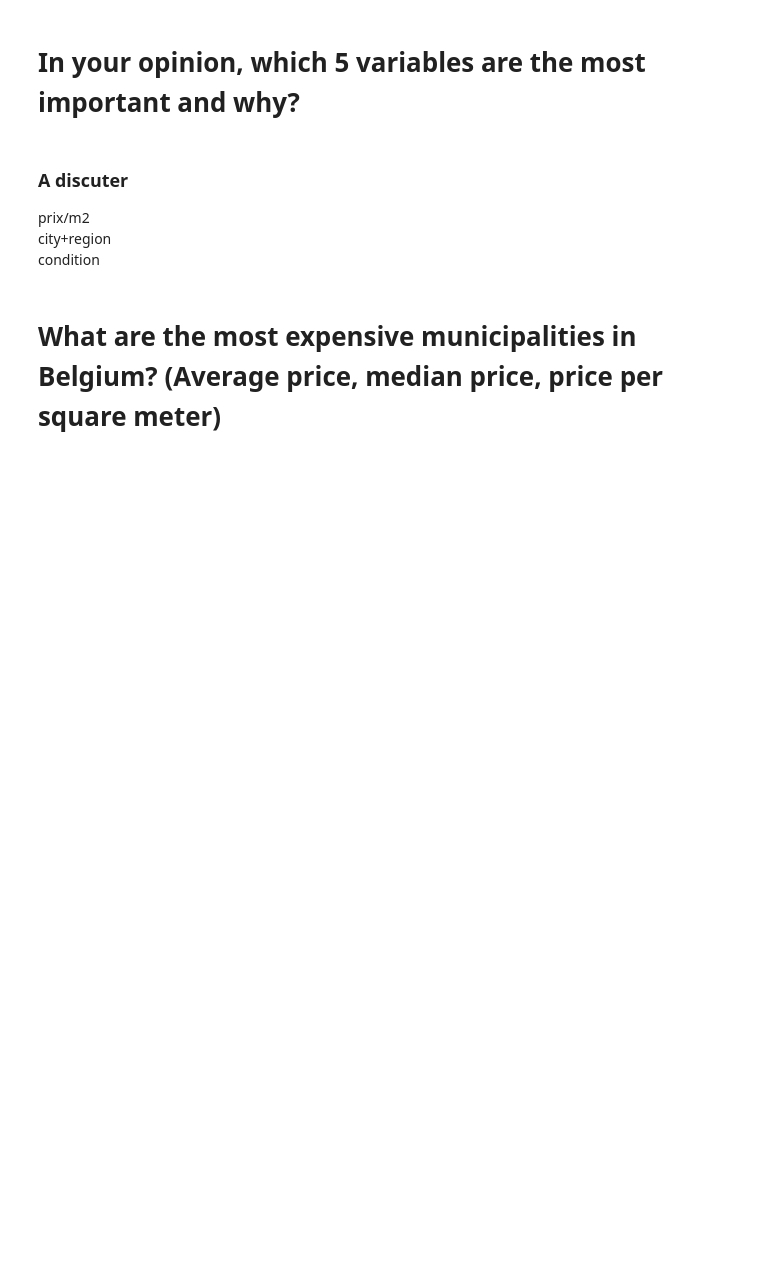
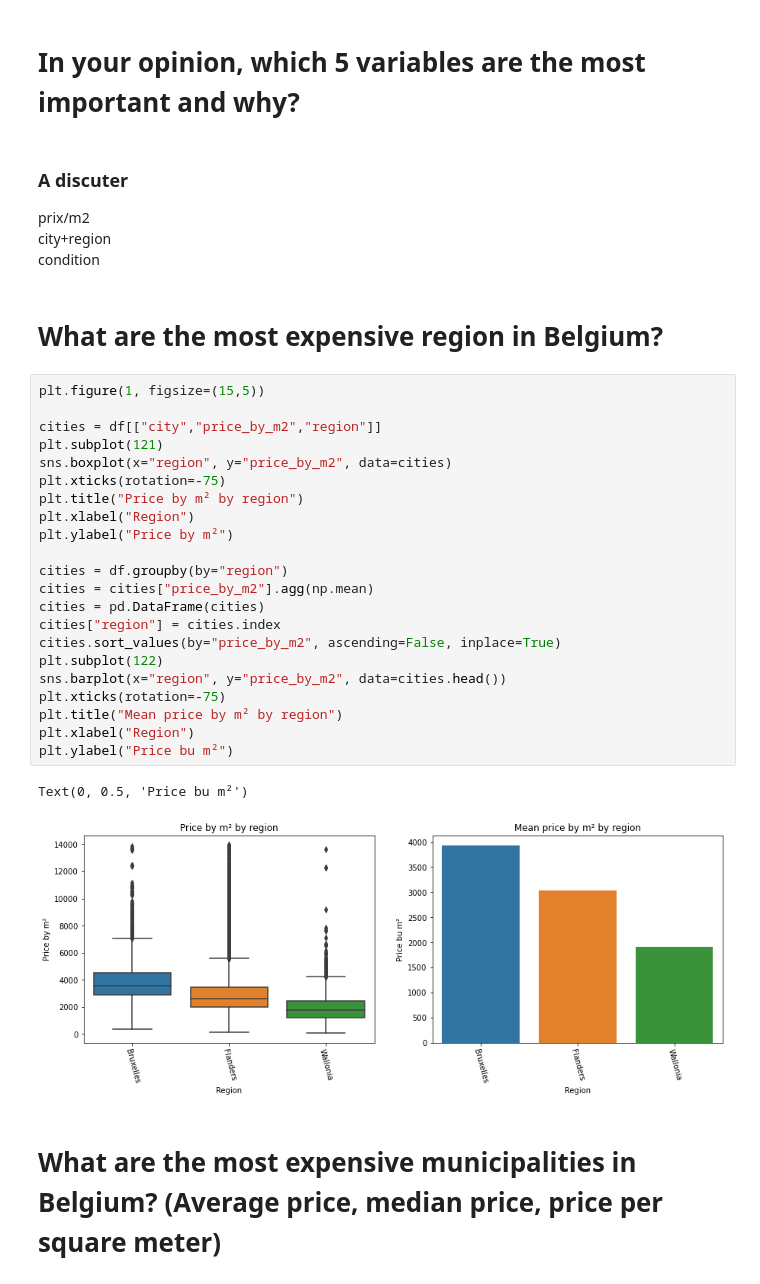
Before and after one commit to abdellahML/challenge-data-analysis, a Jupyter notebook: Codes/interpretation.ipynb, the cells around one changed output. Cells and saved outputs as stored; diff of their text form; blank space fills up the shorter version.

```diff
--- a/Codes/interpretation.ipynb
+++ b/Codes/interpretation.ipynb
@@ -197,5 +231,32 @@ df = df[np.abs(df.price_by_m2-df.price_by_m2.mean()) <= (3*df.price_by_m2.std())
 prix/m2
 city+region
 condition
+# %% [markdown]
+# What are the most expensive region in Belgium?
+# %%
+plt.figure(1, figsize=(15,5))
+
+cities = df[["city","price_by_m2","region"]]
+plt.subplot(121)
+sns.boxplot(x="region", y="price_by_m2", data=cities)
+plt.xticks(rotation=-75)
+plt.title("Price by m² by region")
+plt.xlabel("Region")
+plt.ylabel("Price by m²")
+
+cities = df.groupby(by="region")
+cities = cities["price_by_m2"].agg(np.mean)
+cities = pd.DataFrame(cities)
+cities["region"] = cities.index
+cities.sort_values(by="price_by_m2", ascending=False, inplace=True)
+plt.subplot(122)
+sns.barplot(x="region", y="price_by_m2", data=cities.head())
+plt.xticks(rotation=-75)
+plt.title("Mean price by m² by region")
+plt.xlabel("Region")
+plt.ylabel("Price bu m²")
+# %% [output]
+Text(0, 0.5, 'Price bu m²')
+[figure, added]
 # %% [markdown]
 # What are the most expensive municipalities in Belgium? (Average price, median price, price per square meter)
```
Also changed, not shown: parts of 11 cells of this notebook.
